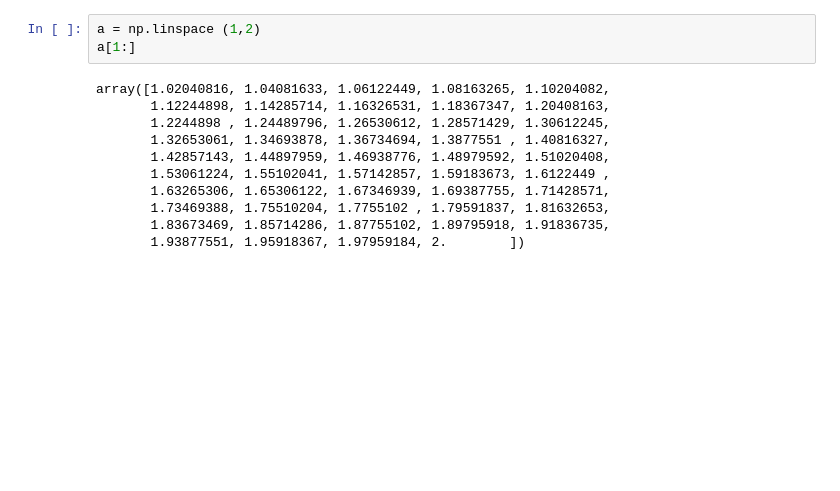
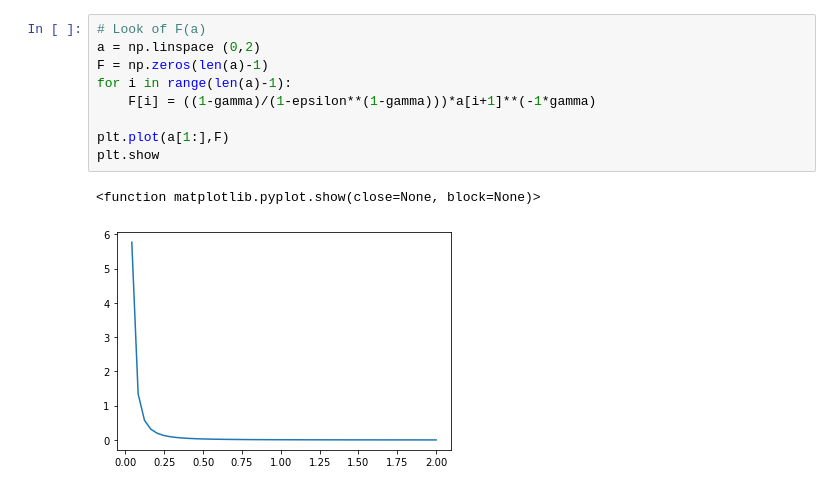
Before and after one commit to J3nF/Echo-Chamber, a Jupyter notebook: Untitled.ipynb, the cells around one changed output. Cells and saved outputs as stored; diff of their text form; blank space fills up the shorter version.

```diff
--- a/Untitled.ipynb
+++ b/Untitled.ipynb
@@ -26,14 +55,12 @@ r = 0.65
 # %%
-a = np.linspace (1,2)
-a[1:]
+# Look of F(a)
+a = np.linspace (0,2)
+F = np.zeros(len(a)-1)
+for i in range(len(a)-1):
+    F[i] = ((1-gamma)/(1-epsilon**(1-gamma)))*a[i+1]**(-1*gamma)
+
+plt.plot(a[1:],F)
+plt.show
 # %% [output]
-array([1.02040816, 1.04081633, 1.06122449, 1.08163265, 1.10204082,
-       1.12244898, 1.14285714, 1.16326531, 1.18367347, 1.20408163,
-       1.2244898 , 1.24489796, 1.26530612, 1.28571429, 1.30612245,
-       1.32653061, 1.34693878, 1.36734694, 1.3877551 , 1.40816327,
-       1.42857143, 1.44897959, 1.46938776, 1.48979592, 1.51020408,
-       1.53061224, 1.55102041, 1.57142857, 1.59183673, 1.6122449 ,
-       1.63265306, 1.65306122, 1.67346939, 1.69387755, 1.71428571,
-       1.73469388, 1.75510204, 1.7755102 , 1.79591837, 1.81632653,
-       1.83673469, 1.85714286, 1.87755102, 1.89795918, 1.91836735,
-       1.93877551, 1.95918367, 1.97959184, 2.        ])
+<function matplotlib.pyplot.show(close=None, block=None)>
+[figure, added]
```
Also changed, not shown: parts of 4 cells of this notebook.
